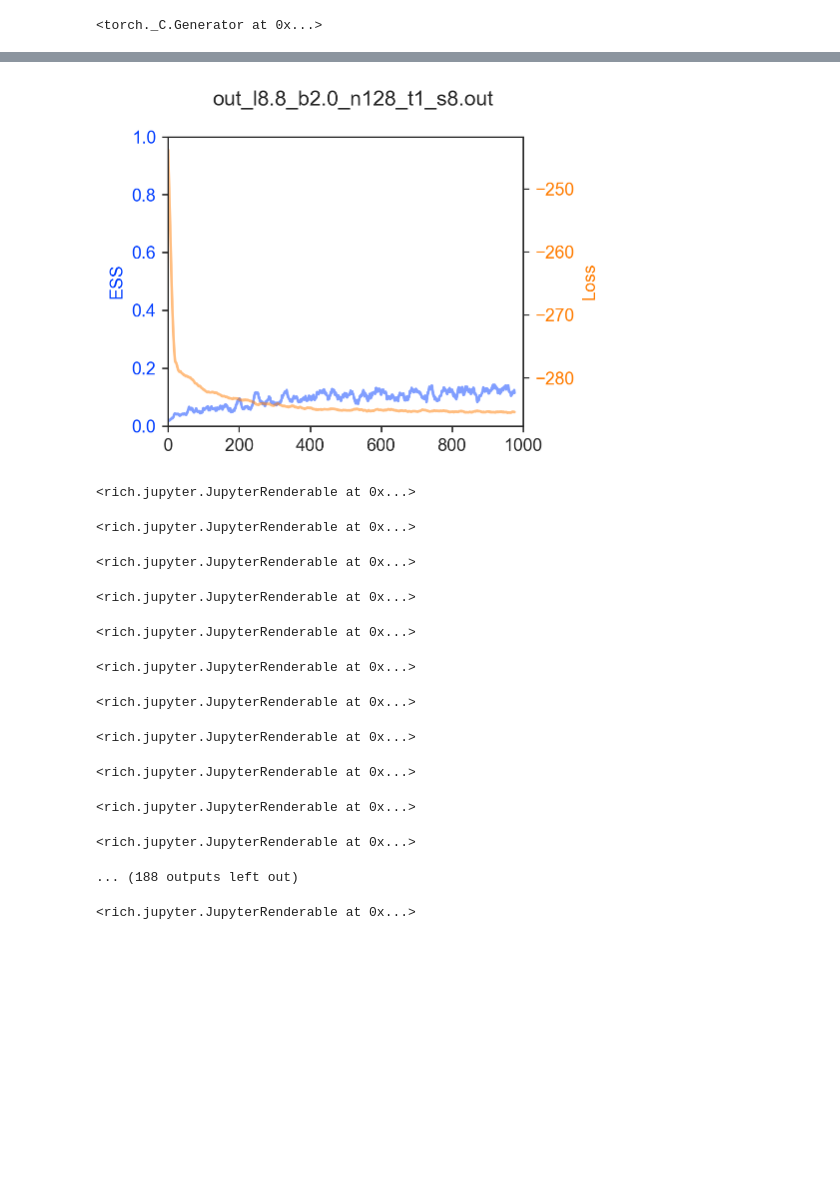
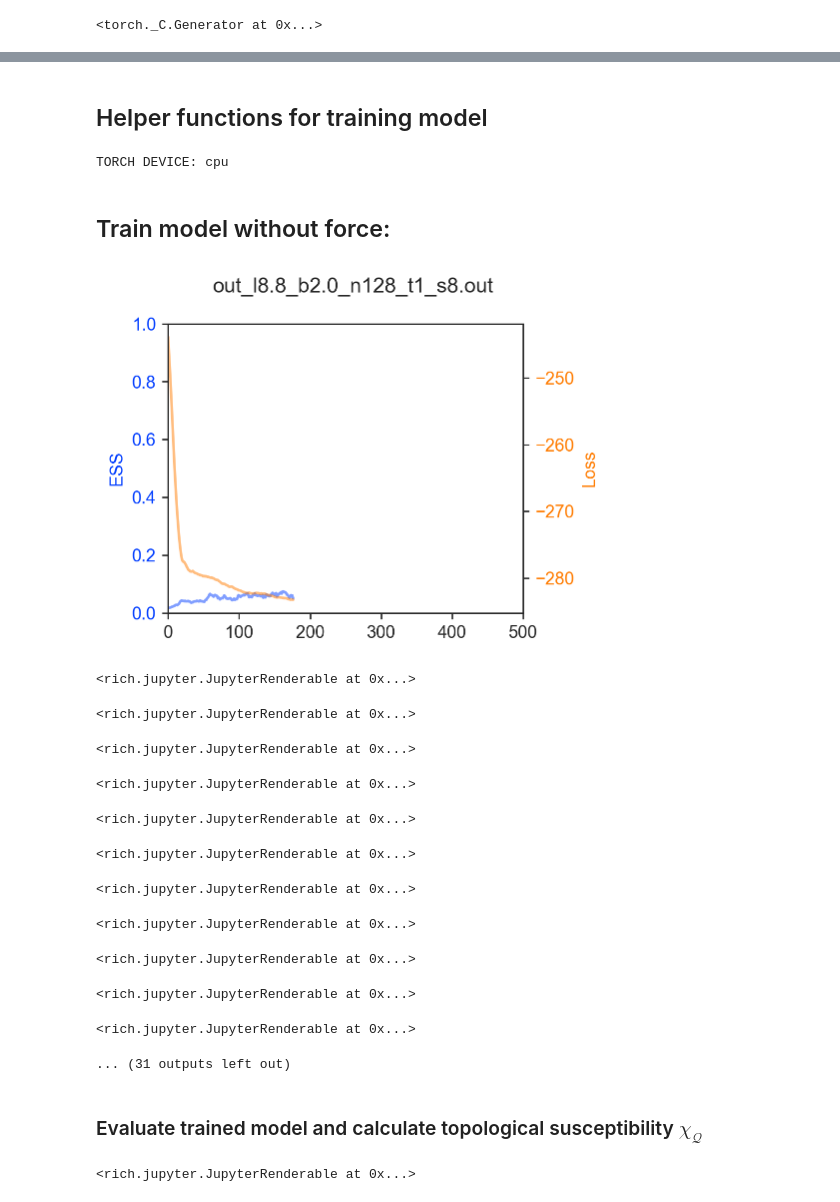
Before and after one commit to nftqcd/fthmc, a Jupyter notebook: flow_test_sam/notebooks/fthmc_qed2d_2021-03-17.ipynb, the cells around one changed output, grey strips where cells are left out. Drawn from its saved outputs; the diff is of its cells as text; code cells hidden in the pictures; blank space fills up the shorter version.

```diff
--- a/flow_test_sam/notebooks/fthmc_qed2d_2021-03-17.ipynb
+++ b/flow_test_sam/notebooks/fthmc_qed2d_2021-03-17.ipynb
@@ -184,0 +213,2 @@ field = run(param)
+# %%
+fields, metrics = run(param, keep_fields=False)
@@ -185,6 +229,11 @@ field = run(param)
+# %% [markdown]
+## Helper functions for training model
 # %%
 import time
 import utils.qed_helpers as qed
+from typing import Callable
+
+import torch.nn as nn
 
 from utils.layers import make_u1_equiv_layers, set_weights
 from utils.distributions import MultivariateUniform, bootstrap, calc_dkl, calc_ess
@@ -205,7 +254,8 @@ def train_step(
         pre_model=None,
         verbose=True,
         era=None,
-        epoch=None
+        epoch=None,
+        #gamma=None,  # annealing factor, should be in [0, 1]
 ):
     t0 = time.time()
     layers, prior = model['layers'], model['prior']
@@ -218,7 +268,7 @@ def train_step(
         x = qed.ft_flow(pre_layers, pre_xi)
         xi = qed.ft_flow_inv(layers, x)
 
-    xi, x, logq = apply_flow_to_prior(prior, layers, batch_size=batch_size, xi=xi)
+    xi, x, logq = apply_flow_to_prior(prior, layers, batch_size=batch_size, xi=xi)#, gamma=gamma)
     logp = -action(x)
 
     force_size = torch.tensor(0.0)
@@ -244,11 +294,11 @@ def train_step(
     #
     optimizer.step()
     ess = calc_ess(logp, logq)
-    metrics_ = {
+    batch_metrics = {
         'dt': time.time() - t0,
         #'loss': grab(loss),
         'loss_force': grab(loss_force),
-        'loss_dkl': grab(loss_dkl),
+        'loss': grab(loss_dkl),
         'force': grab(force_size),
         'dkl': grab(dkl),
         'logp': grab(logp),
@@ -257,15 +307,15 @@ def train_step(
         'force_norm': grab(torch.linalg.norm(qed.ft_force(param, layers, xi))),
     }
     if verbose:
-        print_metrics(metrics_, era=era, epoch=epoch)
+        print_metrics(batch_metrics, era=era, epoch=epoch)
 
-    for key, val in metrics_.items():
+    for key, val in batch_metrics.items():
         if key in metrics:
             if 'loss' in key:
                 if with_force:
                     metrics['loss_force'].append(val)
                 else:
-                    metrics['loss_dkl'].append(val)
+                    metrics['loss'].append(val)
             else:
                 metrics[key].append(val)
 
@@ -316,7 +366,7 @@ def flow_train(
     if with_force:
         history.update({
             'loss_force': [],
-            'loss_dkl': [],
+            'loss': [],
         })
     else:
         history.update({'loss': []})
@@ -325,9 +375,9 @@ def flow_train(
 
     dt = 0.0
     if with_force:
-        y_label = ['ESS', 'loss_dkl']
+        y_label = ['ESS', 'loss_force']
         joint_plot_dict = init_live_joint_plots(n_era, n_epoch, dpi=125, figsize=(4, 3), param=param, y_label=y_label)
-        plot_dict = init_live_plot(n_era, n_epoch, dpi=125, figsize=(4, 3), param=param, x_label='Epoch', y_label='loss_force')
+        #plot_dict = init_live_plot(n_era, n_epoch, dpi=125, figsize=(4, 3), param=param, x_label='Epoch', y_label='loss_force')
 
     else:
         joint_plot_dict = init_live_joint_plots(n_era, n_epoch, dpi=125, figsize=(4, 3), param=param)
@@ -336,18 +386,19 @@ def flow_train(
         t0 = time.time()
         console.rule(f'ERA: {era} (last took: {int(dt // 60)} min {dt % 60:.4g}s)', style='bright_yellow')
         for epoch in range(n_epoch):
-            train_step(model, u1_action, optimizer, history, batch_size,
-                       era=era, epoch=epoch, verbose=(epoch%print_freq==0))
-
             if with_force:
                 train_step(model, u1_action, optimizer_wf, history, batch_size,
                            with_force=with_force, pre_model=pre_model,
                            verbose=(epoch%print_freq==0), era=era, epoch=epoch)
+            else:
+                train_step(model, u1_action, optimizer, history, batch_size,
+                           era=era, epoch=epoch, verbose=(epoch%print_freq==0))
+
 
             if epoch % plot_freq == 0:
                 if with_force:
-                    update_joint_plots(history, alt_loss='loss_dkl', **joint_plot_dict)
-                    update_plot(history['loss_force'], **plot_dict)
+                    update_joint_plots(history, alt_loss='loss', **joint_plot_dict)
+                    #update_plot(history['loss_force'], **plot_dict)
                 else:
                     update_joint_plots(history, **joint_plot_dict)
 
@@ -355,33 +406,52 @@ def flow_train(
 
     return model, u1_action
 
-def flow_eval(model, u1_action):  # packaged from original ipynb by Xiao-Yong Jin
-    ensemble_size = 1024
-    u1_ens = make_mcmc_ensemble(model, u1_action, 64, ensemble_size)
+
+
+ActionFn = Callable[[float], torch.Tensor]
+
+
+def generate_ensemble(
+    model: nn.Module,
+    u1_action: ActionFn = qed.BatchAction,
+    ensemble_size: int = 1024,
+    batch_size: int = 64,
+    nboot: int = 100,
+    binsize: int = 16,
+):
+    """Calculate the topological susceptibility.
+
+    Packaged from original ipynb by Xiao-Yong Jin.
+    """
+    u1_ens = make_mcmc_ensemble(model, u1_action, batch_size, ensemble_size)
     Q = qed.grab(qed.topo_charge(torch.stack(u1_ens['x'], axis=0)))
-    X_mean, X_err = bootstrap(Q**2, nboot=100, binsize=16)
+    X_mean, X_err = bootstrap(Q**2, nboot=nboot, binsize=16)
 
     put(f'Accept rate: {np.mean(u1_ens["accepted"])}')
     put(f'Topological susceptibility = {X_mean:.2f} +/- {X_err:.2f}')
     put(f'... vs HMC estimate = 1.23 +/- 0.02')
 
     return u1_ens
+# %% [output]
+TORCH DEVICE: cpu
+# %% [markdown]
+## Train model without force:
 # %%
 train_params = {
-    'n_era': 10,
+    'n_era': 5,
     'n_epoch': 100,
     'n_layers': 16,
     'n_s_nets': 2,
     'hidden_sizes': [8, 8, 16, 8, 8],
     'kernel_size': 3,
     'batch_size': 64,
     'print_freq': 5,
     'plot_freq': 10,
 }
 
 pre_flow_model, flow_act = flow_train(param, **train_params)
 # %% [output]
-[figure, old version]
+[figure, new version]
 <rich.jupyter.JupyterRenderable at 0x...>
 <rich.jupyter.JupyterRenderable at 0x...>
 <rich.jupyter.JupyterRenderable at 0x...>
@@ -393,5 +463,7 @@ pre_flow_model, flow_act = flow_train(param, **train_params)
 <rich.jupyter.JupyterRenderable at 0x...>
 <rich.jupyter.JupyterRenderable at 0x...>
 <rich.jupyter.JupyterRenderable at 0x...>
-... (188 outputs left out)
+... (31 outputs left out)
+# %% [markdown]
+### Evaluate trained model and calculate topological susceptibility $\chi_{\mathcal{Q}}$
 # %%
```
Also changed, not shown: parts of 27 cells of this notebook.
